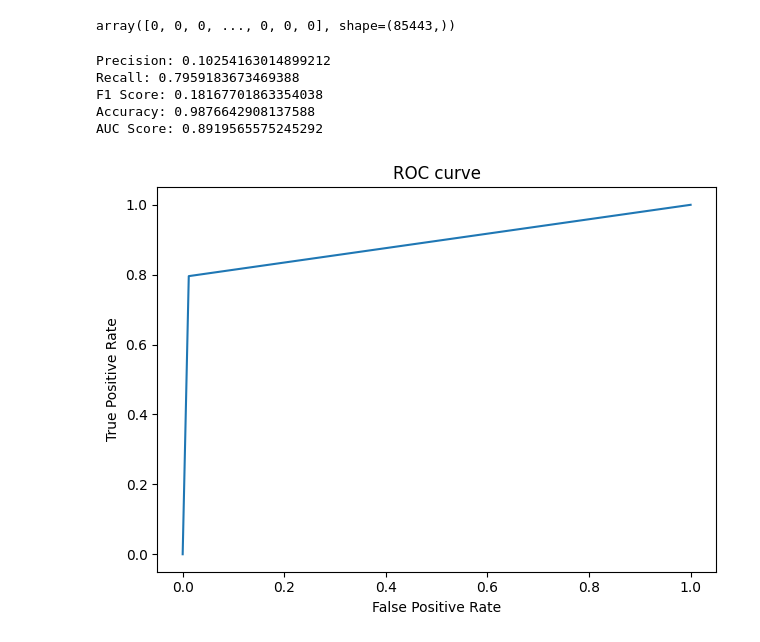
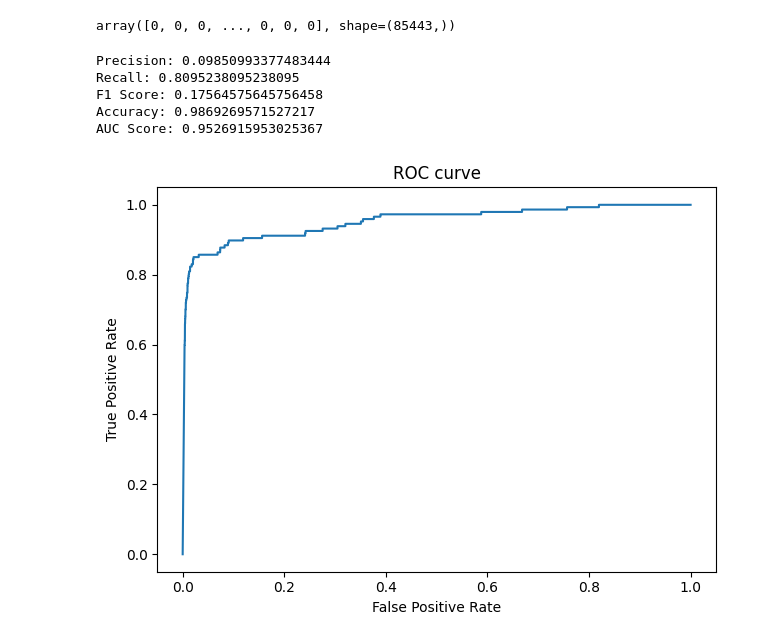
Before and after one commit to karanbir-singh/NAML-Project, a Jupyter notebook: notebooks/Naive Bayes.ipynb, the cells around one changed output. Drawn from its saved outputs; the diff is of its cells as text; code cells hidden in the pictures.

```diff
--- a/notebooks/Naive Bayes.ipynb
+++ b/notebooks/Naive Bayes.ipynb
@@ -100,6 +100,8 @@ class GaussianNaiveBayes:
         self.means = {}
         self.variances = {}
 
+        max_var = np.var(X, axis = 0).max()
+
         for c in self.classes:
             X_c = X[y == c]
             self.means[c] = np.mean(X_c, axis = 0)
@@ -107,7 +109,8 @@ class GaussianNaiveBayes:
             #Note: here we could have used the NumPy built-in command for the variance estimation
             #np.var(X_c, axis = 0, ddof = 1) where ddof = 1 means that at the denominator we want a -1
             #to get an unbiased estimator
-            self.variances[c] = np.sum((X_c - self.means[c]) ** 2, axis = 0) / (len(X_c) - 1)
+            #Note: 1e-9 * max_var is a smothing paramter useful when variances have different scales (like Time and the Vs)
+            self.variances[c] = np.sum((X_c - self.means[c]) ** 2, axis = 0) / (len(X_c) - 1) + 1e-9 * max_var
 
     def predict(self, X):
         """
@@ -117,7 +120,8 @@ class GaussianNaiveBayes:
                 X (np.ndarray): the matrix containg the samples to predict (on the rows).
 
             Returns:
-                predictions (np.ndarray): the array containing the predicted class
+                predictions (np.ndarray): the array containing the predicted class.
+                probabilties (np.ndarray): the probability associated to the prediction.
         """
 
         if self.means == None or self.variances == None:
@@ -147,10 +151,19 @@ class GaussianNaiveBayes:
         #In the same way as before, this operation is done column by column (axis = 1)
         #Note: keepdims = True is required becuse otherwise np.sum() would produce a row vector and
         #the division of a column vector with a row vectors gives a matrix because of brodcasting
-        probs = np.exp(posteriors) / np.sum(np.exp(posteriors), axis = 1, keepdims = True)
+
+        #Since probabilities can be very small, we use log-sum-exp trick for numerical stability
+        #First, find the maximum value for each row
+        max_posteriors = np.max(posteriors, axis = 1, keepdims = True)
+
+        #The, subtract the maximum from each value and exp
+        exp_posteriors = np.exp(posteriors - max_posteriors)
+
+        #Normalize to get probabilities
+        probs = exp_posteriors / np.sum(exp_posteriors, axis = 1, keepdims = True)
 
         #The predicted class is the one with highest probability (see theory)
-        return self.classes[np.argmax(probs, axis = 1)]
+        return self.classes[np.argmax(probs, axis = 1)], probs[:, 1]
 
     def plot_gaussian_pdfs(self, feature_names, n_cols = 1):
         """
@@ -255,7 +284,7 @@ plt.show()
 #y_train = np.hstack((y_train, [1] * 2500))
 # %%
 #Another thing that we can try to do is undersampling (we have observed experimentally that it promotes precision with a slight decrease on recall):
-X_train, y_train = undersample(X_train, y_train, 0, 1 - (sum(y_train) * 300.0 / X_train.shape[0]))
+#X_train, y_train = undersample(X_train, y_train, 0, 1 - (sum(y_train) * 300.0 / X_train.shape[0]))
 # %%
 nb = GaussianNaiveBayes(classes = np.unique(y))
 # %%
@@ -263,30 +292,31 @@ nb = GaussianNaiveBayes(classes = np.unique(y))
 nb.fit(X_train, y_train)
 # %%
 #Once trained, we can make predictions
-y_pred = nb.predict(X_test)
+y_pred, y_prob = nb.predict(X_test)
 y_pred
 # %% [output]
 array([0, 0, 0, ..., 0, 0, 0], shape=(85443,))
 # %%
-metrics = me.compute_metrics(y_pred, y_test)
+metrics = me.compute_metrics(y_test, y_pred)
 
-print("Precision:", metrics["precision"])
-print("Recall:", metrics["recall"])
-print("F1 Score:", metrics["f1"])
-print("Accuracy:", metrics["accuracy"])
+print("Precision:", metrics["precision"][0])
+print("Recall:", metrics["recall"][0])
+print("F1 Score:", metrics["f1-score"][0])
+print("Accuracy:", metrics["accuracy"][0])
 
-print("AUC Score:", metrics["auc"])
+fpr, tpr, auc = me.compute_roc_auc(y_test, y_prob)
+print("AUC Score:", auc)
 
-plt.plot(metrics["roc"]["fpr"], metrics["roc"]["tpr"])
+plt.plot(fpr, tpr)
 plt.xlabel("False Positive Rate")
 plt.ylabel("True Positive Rate")
 plt.title("ROC curve")
 plt.tight_layout()
 plt.show()
 # %% [output]
-Precision: 0.10254163014899212
-Recall: 0.7959183673469388
-F1 Score: 0.18167701863354038
-Accuracy: 0.9876642908137588
-AUC Score: 0.8919565575245292
+Precision: 0.09850993377483444
+Recall: 0.8095238095238095
+F1 Score: 0.17564575645756458
+Accuracy: 0.9869269571527217
+AUC Score: 0.9526915953025367
-[figure, old version]
+[figure, new version]
```
Also changed, not shown: parts of 7 cells of this notebook, 9 other files.
